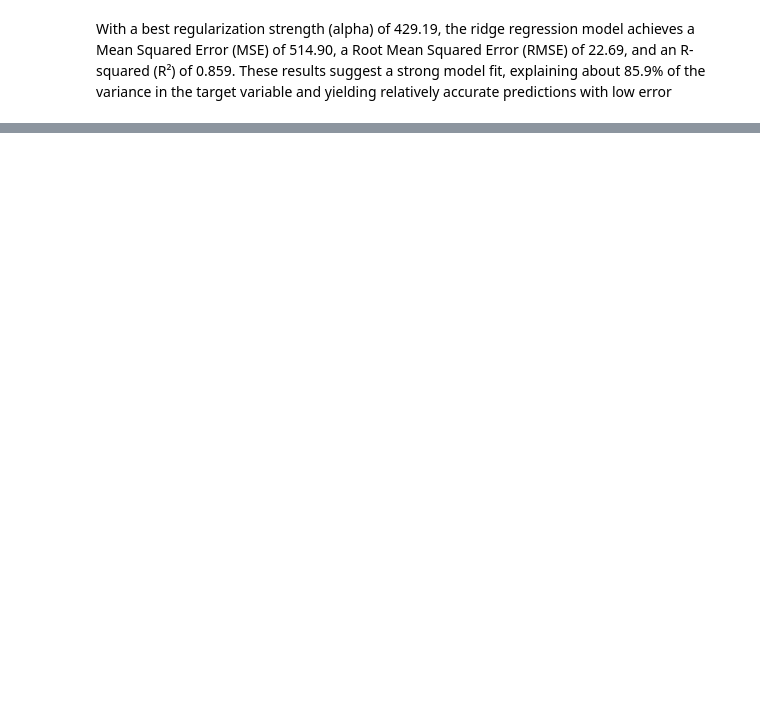
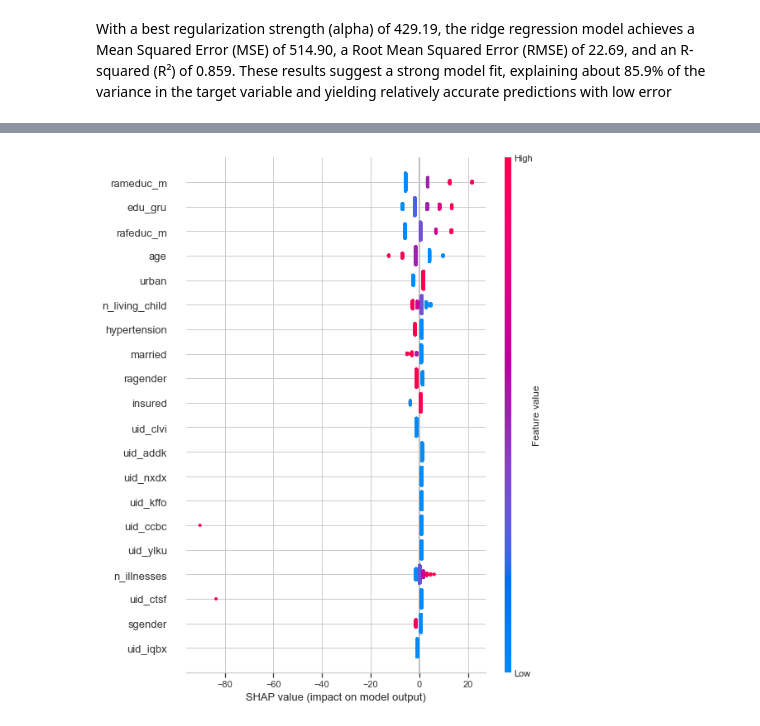
Before and after one commit to geomwangi007/Early-Detection-of-Alzheimer-s-Disease-and-Related-Dementias-Using-Social-Determinants-of-Health, a Jupyter notebook: Main.ipynb, the cells around one changed output, grey strips where cells are left out. Drawn from its saved outputs; the diff is of its cells as text; code cells hidden in the pictures; blank space fills up the shorter version.

Commit message:
final ridge model

```diff
--- a/Main.ipynb
+++ b/Main.ipynb
@@ -1737,7 +1766,7 @@ R²: -4.438480786799997e+25
 X = data_encoded.drop(columns=['composite_score', 'year'])
 y = data_encoded['composite_score']
 
-original_X = X
+feature_names = X.columns
 
 # Scale features
 scaler = StandardScaler()
@@ -1806,31 +1839,2 @@ R-squared (R²): 0.8593123394500323
 # %% [markdown]
 With a best regularization strength (alpha) of 429.19, the ridge regression model achieves a Mean Squared Error (MSE) of 514.90, a Root Mean Squared Error (RMSE) of 22.69, and an R-squared (R²) of 0.859. These results suggest a strong model fit, explaining about 85.9% of the variance in the target variable and yielding relatively accurate predictions with low error
-# %%
-from sklearn.decomposition import PCA
-
-# Splitting data into training and testing sets
-X_train, X_test, y_train, y_test = train_test_split(X, y, test_size=0.2, random_state=42)
-
-# Defining the number of principal components (n_components) as needed
-n_components = min(X_train.shape[1], 10)
-
-# Setting up a pipeline with PCA and Ridge regression
-pipeline = Pipeline([
-    ('pca', PCA(n_components=n_components)),
-    ('ridge', Ridge(alpha=1.0))  # You can tune alpha for ridge regularization
-])
-
-# Fit the pipeline to the training data
-pipeline.fit(X_train, y_train)
-
-# Predict on the test data
-y_pred = pipeline.predict(X_test)
-
-# Calculate evaluation metrics
-mse = mean_squared_error(y_test, y_pred)
-rmse = np.sqrt(mse)
-r2 = r2_score(y_test, y_pred)
-
-print(f'Mean Squared Error (MSE): {mse}')
-print(f'Root Mean Squared Error (RMSE): {rmse}')
-print(f'R-squared (R²): {r2}')
@@ -1836,0 +1865,13 @@ print(f'R-squared (R²): {r2}')
+# %%
+import shap
+
+# Initialize the SHAP explainer with the trained Ridge model
+explainer = shap.LinearExplainer(best_ridge, X_train, feature_names=feature_names)
+
+# Calculate SHAP values for the test set
+shap_values = explainer.shap_values(X_test)
+
+# SHAP summary plot for feature importance
+shap.summary_plot(shap_values, X_test, feature_names=feature_names)
+# %% [output]
+[figure, added]
```
Also changed, not shown: parts of 27 cells of this notebook.
